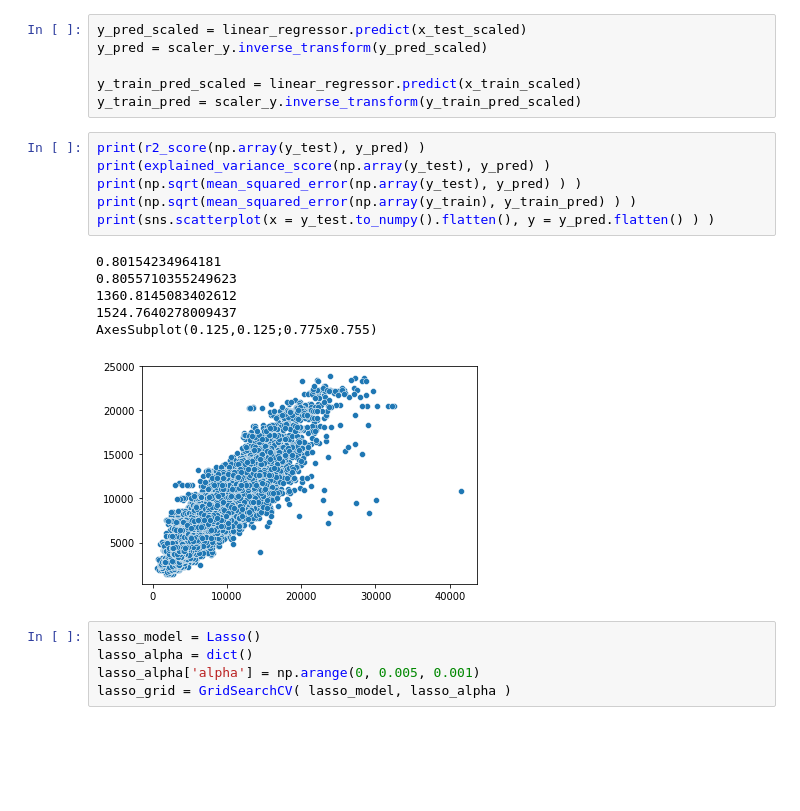
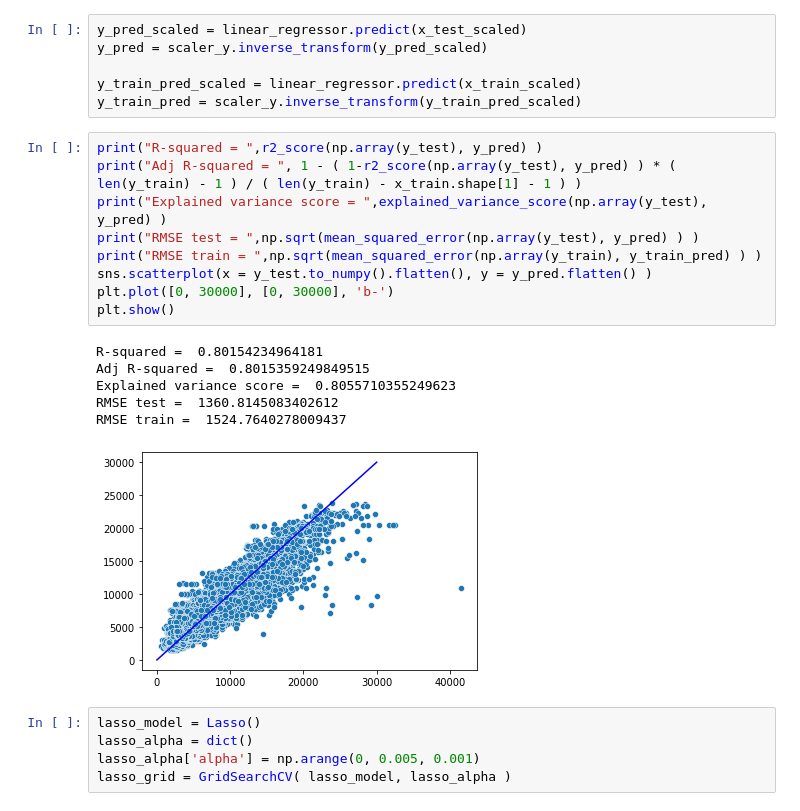
Before and after one commit to AkshayAgr/rossmann-sales-prediction, a Jupyter notebook: Rossmann_Sales_Prediction_Capstone_Project.ipynb, the cells around one changed output. Drawn from its saved outputs; the diff is of its cells as text; blank space fills up the shorter version.

```diff
--- a/Rossmann_Sales_Prediction_Capstone_Project.ipynb
+++ b/Rossmann_Sales_Prediction_Capstone_Project.ipynb
@@ -585,18 +593,21 @@ y_pred = scaler_y.inverse_transform(y_pred_scaled)
 y_train_pred_scaled = linear_regressor.predict(x_train_scaled)
 y_train_pred = scaler_y.inverse_transform(y_train_pred_scaled)
 # %%
-print(r2_score(np.array(y_test), y_pred) )
-print(explained_variance_score(np.array(y_test), y_pred) )
-print(np.sqrt(mean_squared_error(np.array(y_test), y_pred) ) )
-print(np.sqrt(mean_squared_error(np.array(y_train), y_train_pred) ) )
-print(sns.scatterplot(x = y_test.to_numpy().flatten(), y = y_pred.flatten() ) )
+print("R-squared = ",r2_score(np.array(y_test), y_pred) )
+print("Adj R-squared = ", 1 - ( 1-r2_score(np.array(y_test), y_pred) ) * ( len(y_train) - 1 ) / ( len(y_train) - x_train.shape[1] - 1 ) )
+print("Explained variance score = ",explained_variance_score(np.array(y_test), y_pred) )
+print("RMSE test = ",np.sqrt(mean_squared_error(np.array(y_test), y_pred) ) )
+print("RMSE train = ",np.sqrt(mean_squared_error(np.array(y_train), y_train_pred) ) )
+sns.scatterplot(x = y_test.to_numpy().flatten(), y = y_pred.flatten() )
+plt.plot([0, 30000], [0, 30000], 'b-')
+plt.show()
 # %% [output]
-0.80154234964181
-0.8055710355249623
-1360.8145083402612
-1524.7640278009437
-AxesSubplot(0.125,0.125;0.775x0.755)
+R-squared =  0.80154234964181
+Adj R-squared =  0.8015359249849515
+Explained variance score =  0.8055710355249623
+RMSE test =  1360.8145083402612
+RMSE train =  1524.7640278009437
-[figure, old version]
+[figure, new version]
 # %%
 lasso_model = Lasso()
 lasso_alpha = dict()
```
Also changed, not shown: parts of 12 cells of this notebook.
